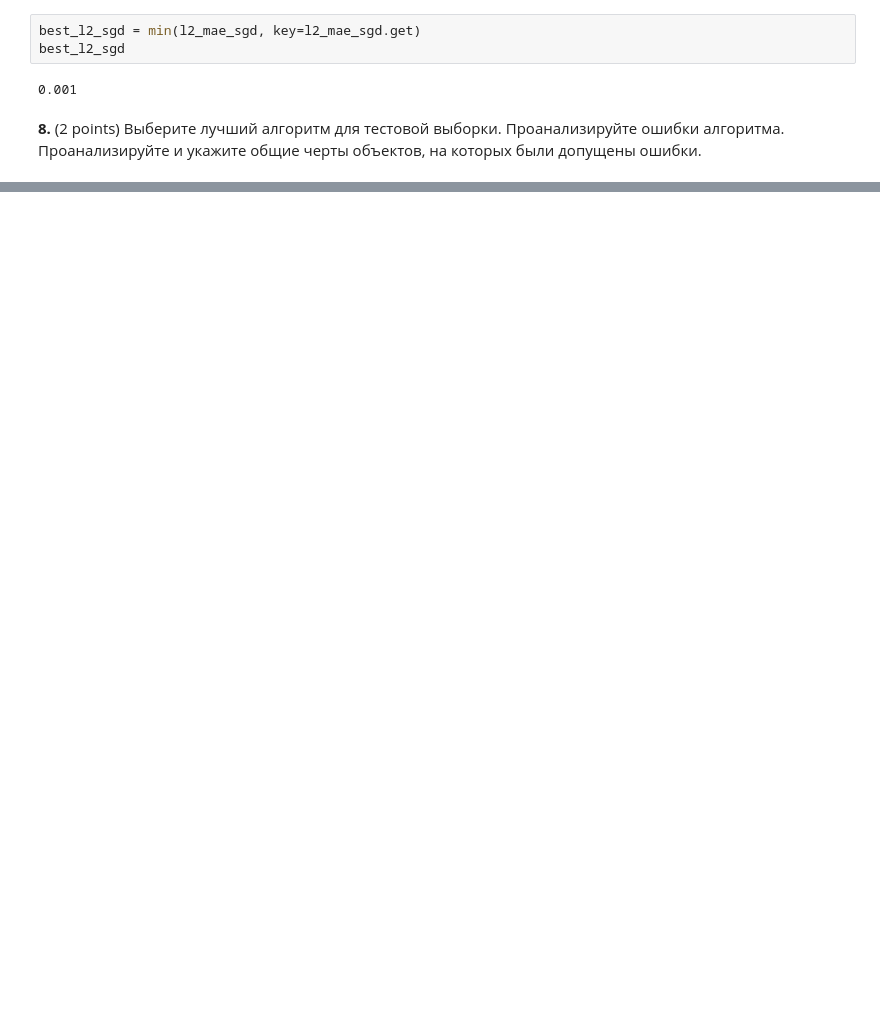
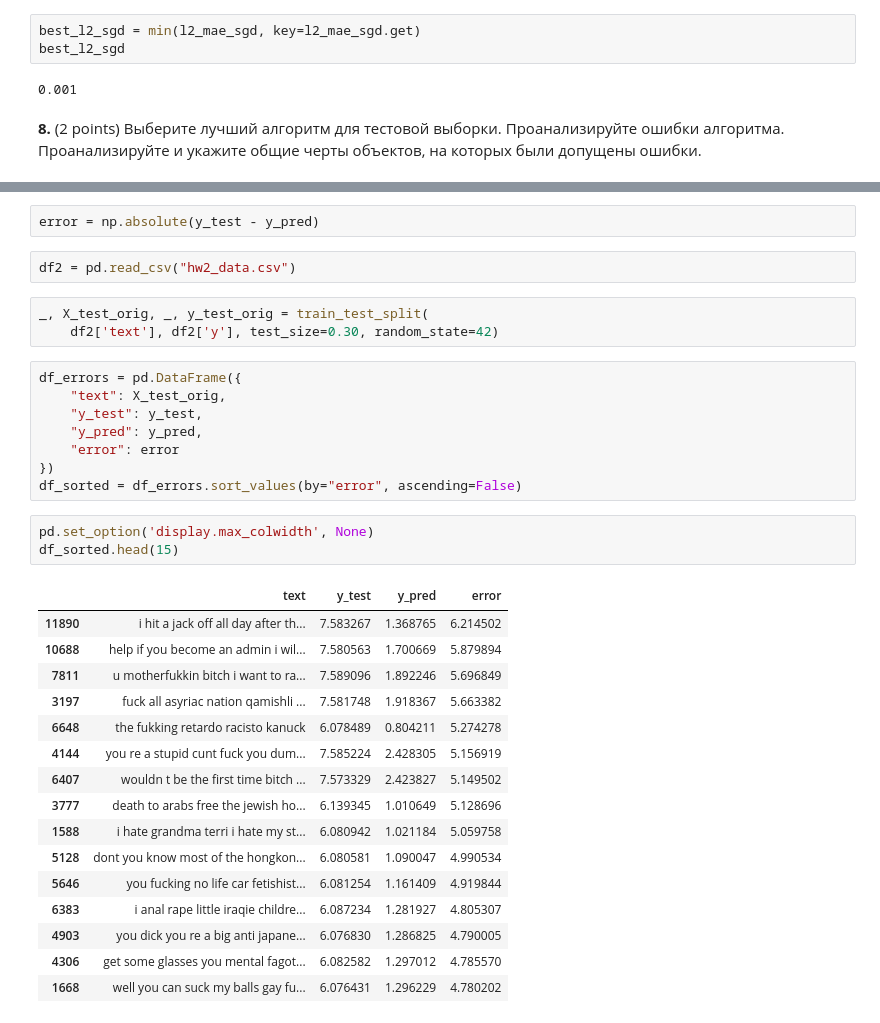
Before and after one commit to VictoryaChelina/ISP_ML1_2025_st, a Jupyter notebook: hw/hw2/ISP_HW2_LinearModel&Metrics.ipynb, the cells around one changed output, grey strips where cells are left out. Cells and saved outputs as stored; diff of their text form; blank space fills up the shorter version.

```diff
--- a/hw/hw2/ISP_HW2_LinearModel&Metrics.ipynb
+++ b/hw/hw2/ISP_HW2_LinearModel&Metrics.ipynb
@@ -594,0 +622,35 @@ if l2_mae_gd[best_l2_gd] < l2_mae_sgd[best_l2_sgd]:
+# %%
+error = np.absolute(y_test - y_pred)
+# %%
+df2 = pd.read_csv("hw2_data.csv")
+# %%
+_, X_test_orig, _, y_test_orig = train_test_split(
+    df2['text'], df2['y'], test_size=0.30, random_state=42)
+# %%
+df_errors = pd.DataFrame({
+    "text": X_test_orig,
+    "y_test": y_test,
+    "y_pred": y_pred,
+    "error": error
+})
+df_sorted = df_errors.sort_values(by="error", ascending=False)
+# %%
+pd.set_option('display.max_colwidth', None)
+df_sorted.head(15)
+# %% [output]
+|  | text | y_test | y_pred | error |
+| 11890 | i hit a jack off all day after th... | 7.583267 | 1.368765 | 6.214502 |
+| 10688 | help if you become an admin i wil... | 7.580563 | 1.700669 | 5.879894 |
+| 7811 | u motherfukkin bitch i want to ra... | 7.589096 | 1.892246 | 5.696849 |
+| 3197 | fuck all asyriac nation qamishli ... | 7.581748 | 1.918367 | 5.663382 |
+| 6648 | the fukking retardo racisto kanuck | 6.078489 | 0.804211 | 5.274278 |
+| 4144 | you re a stupid cunt fuck you dum... | 7.585224 | 2.428305 | 5.156919 |
+| 6407 | wouldn t be the first time bitch ... | 7.573329 | 2.423827 | 5.149502 |
+| 3777 | death to arabs free the jewish ho... | 6.139345 | 1.010649 | 5.128696 |
+| 1588 | i hate grandma terri i hate my st... | 6.080942 | 1.021184 | 5.059758 |
+| 5128 | dont you know most of the hongkon... | 6.080581 | 1.090047 | 4.990534 |
+| 5646 | you fucking no life car fetishist... | 6.081254 | 1.161409 | 4.919844 |
+| 6383 | i anal rape little iraqie childre... | 6.087234 | 1.281927 | 4.805307 |
+| 4903 | you dick you re a big anti japane... | 6.076830 | 1.286825 | 4.790005 |
+| 4306 | get some glasses you mental fagot... | 6.082582 | 1.297012 | 4.785570 |
+| 1668 | well you can suck my balls gay fu... | 6.076431 | 1.296229 | 4.780202 |
```
Also changed, not shown: parts of 14 cells of this notebook, 1 other file.
